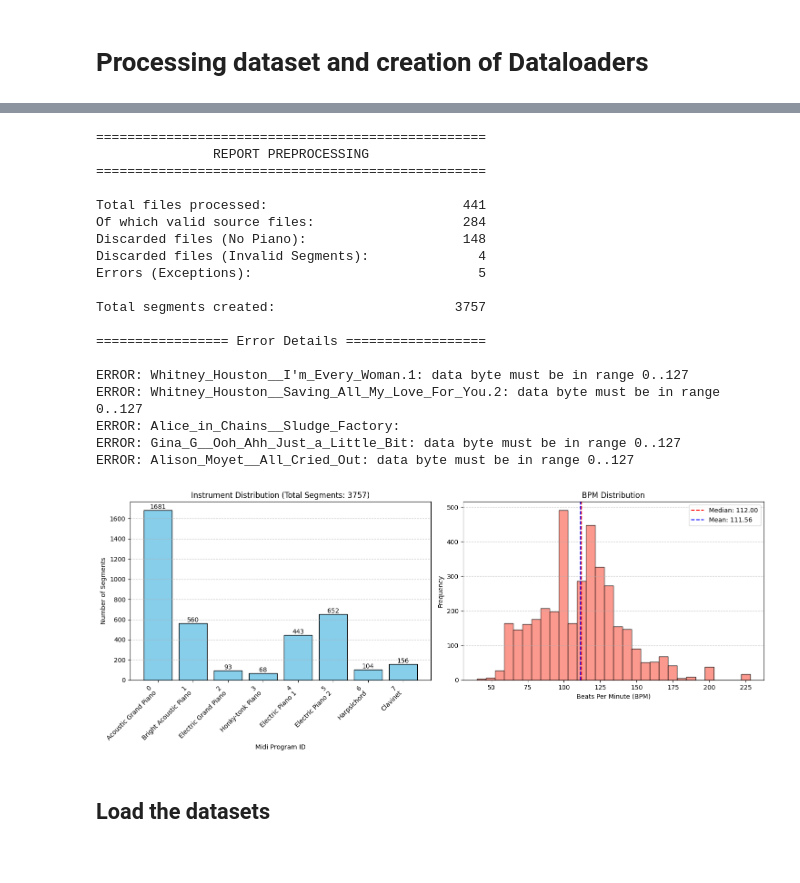
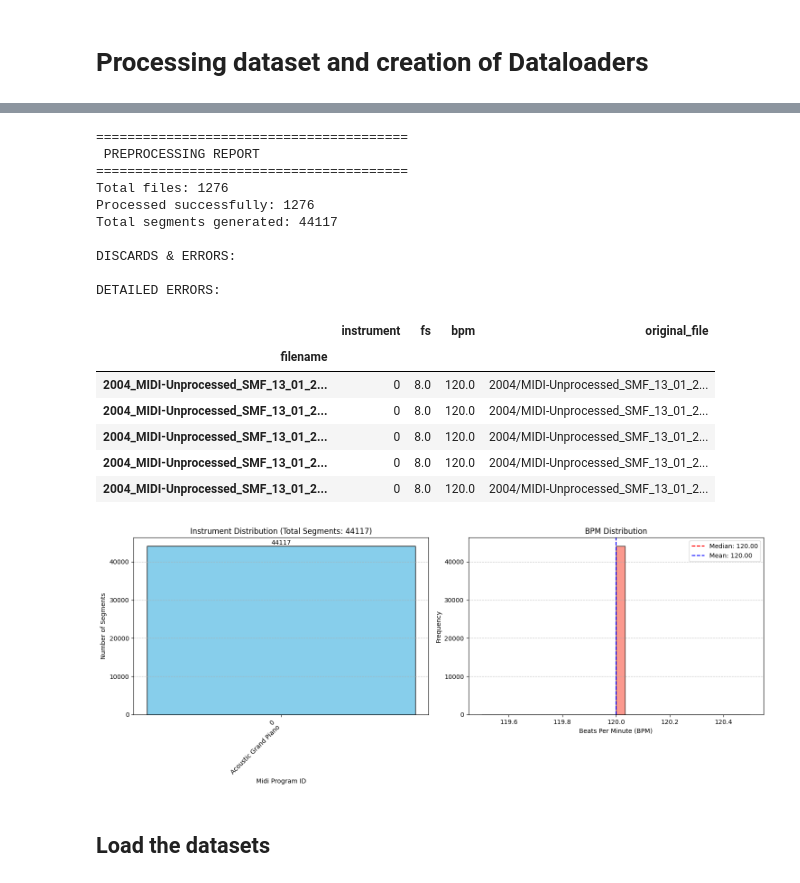
Before and after one commit to Andre1372/NNDL-project, a Jupyter notebook: notebooks/main_preprocessing.ipynb, the cells around one changed output, grey strips where cells are left out. Saved outputs shown, nothing was run; the diff lists cells and outputs as text; code cells hidden in the pictures.

Commit message:
Prova implementazione dataset maestro

```diff
--- a/notebooks/main_preprocessing.ipynb
+++ b/notebooks/main_preprocessing.ipynb
@@ -48,15 +77,13 @@ E' un metodo molto efficiente per importare dati in memoria quando non si ha abb
 # %%
-clean_midi_path = REPO_ROOT / 'data' / 'prove'
+midi_path = REPO_ROOT / 'data' / 'maestro-v3.0.0'
+# Solves problem of path with final dot
+if os.name == 'nt':
+    midi_path = Path(f"\\\\?\\{str(midi_path.resolve())}")
 npz_path = REPO_ROOT / 'data' / 'processed_npz'
-mmap_path = REPO_ROOT / 'data' / 'piano_dataset.dat'
-processing_results_path = REPO_ROOT / 'data' / 'processing_results_details.txt'
-segments_details_path = REPO_ROOT / 'data' / 'segments_metadata.txt'
-
-# Solves problem "Adventures of Stevie V." (path with final dot)
-if os.name == 'nt':
-    clean_midi_path = Path(f"\\\\?\\{str(clean_midi_path.resolve())}")
+segments_details_path = REPO_ROOT / 'data' / 'segments_details.tsv'
+processing_results_path = REPO_ROOT / 'data' / 'processing_report.txt'
 
 # Get list of all MIDI files
-midi_files = list(clean_midi_path.rglob('*.mid'))
+midi_files = list(midi_path.rglob('*.mid')) + list(midi_path.rglob('*.midi'))
 
 selected_instruments = range(8)  # Piano and related instruments
@@ -291,6 +181,8 @@ except FileNotFoundError:
 try:
     df_analysis = pd.read_csv(segments_details_path, sep='\t')
     df_analysis = df_analysis.set_index('filename')
+
+    display(df_analysis.head(5))
 
     # Extraction data from columns
     instruments = df_analysis['instrument'].values
@@ -317,51 +209,49 @@ try:
     ax1.set_xticklabels([f"{i}\n{l}" for i, l in zip(present_instrs, instr_labels)], rotation=45, ha='right')
     ax1.grid(axis='y', linestyle='--', alpha=0.7)
     # Add value labels above bars
     for bar in bars:
         height = bar.get_height()
         ax1.text(bar.get_x() + bar.get_width()/2., height, f'{int(height)}', ha='center', va='bottom')
 
     # --- Histogram BPM ---
     ax2.hist(bpms, bins=30, color='salmon', edgecolor='black', alpha=0.8)
     ax2.set_title('BPM Distribution')
     ax2.set_xlabel('Beats Per Minute (BPM)')
     ax2.set_ylabel('Frequency')
     ax2.grid(axis='y', linestyle='--', alpha=0.7)
 
     # Statistics
     median_bpm = np.median(bpms)
     mean_bpm = np.mean(bpms)
 
     ax2.axvline(median_bpm, color='red', linestyle='dashed', linewidth=1.5, label=f'Median: {median_bpm:.2f}')
     ax2.axvline(mean_bpm, color='blue', linestyle='dashed', linewidth=1.5, label=f'Mean: {mean_bpm:.2f}')
     ax2.legend()
 
     plt.tight_layout()
     plt.show()
 
 except FileNotFoundError:
     print("ERROR: File not found. Run the saving step first.")
 # %% [output]
-==================================================
-               REPORT PREPROCESSING
-==================================================
+========================================
+ PREPROCESSING REPORT
+========================================
+Total files: 1276
+Processed successfully: 1276
+Total segments generated: 44117
 
-Total files processed:                         441
-Of which valid source files:                   284
-Discarded files (No Piano):                    148
-Discarded files (Invalid Segments):              4
-Errors (Exceptions):                             5
+DISCARDS & ERRORS:
 
-Total segments created:                       3757
-
-================= Error Details ==================
-
-ERROR: Whitney_Houston__I'm_Every_Woman.1: data byte must be in range 0..127
-ERROR: Whitney_Houston__Saving_All_My_Love_For_You.2: data byte must be in range 0..127
-ERROR: Alice_in_Chains__Sludge_Factory:
-ERROR: Gina_G__Ooh_Ahh_Just_a_Little_Bit: data byte must be in range 0..127
-ERROR: Alison_Moyet__All_Cried_Out: data byte must be in range 0..127
+DETAILED ERRORS:
+|  | instrument | fs | bpm | original_file |
+| filename |  |  |  |  |
+| 2004_MIDI-Unprocessed_SMF_13_01_2... | 0 | 8.0 | 120.0 | 2004/MIDI-Unprocessed_SMF_13_01_2... |
+| 2004_MIDI-Unprocessed_SMF_13_01_2... | 0 | 8.0 | 120.0 | 2004/MIDI-Unprocessed_SMF_13_01_2... |
+| 2004_MIDI-Unprocessed_SMF_13_01_2... | 0 | 8.0 | 120.0 | 2004/MIDI-Unprocessed_SMF_13_01_2... |
+| 2004_MIDI-Unprocessed_SMF_13_01_2... | 0 | 8.0 | 120.0 | 2004/MIDI-Unprocessed_SMF_13_01_2... |
+| 2004_MIDI-Unprocessed_SMF_13_01_2... | 0 | 8.0 | 120.0 | 2004/MIDI-Unprocessed_SMF_13_01_2... |
-[figure, old version]
+[figure, new version]
 # %% [markdown]
 ## Load the datasets
 # %%
```
Also changed, not shown: parts of 12 cells of this notebook, 5 other files.
